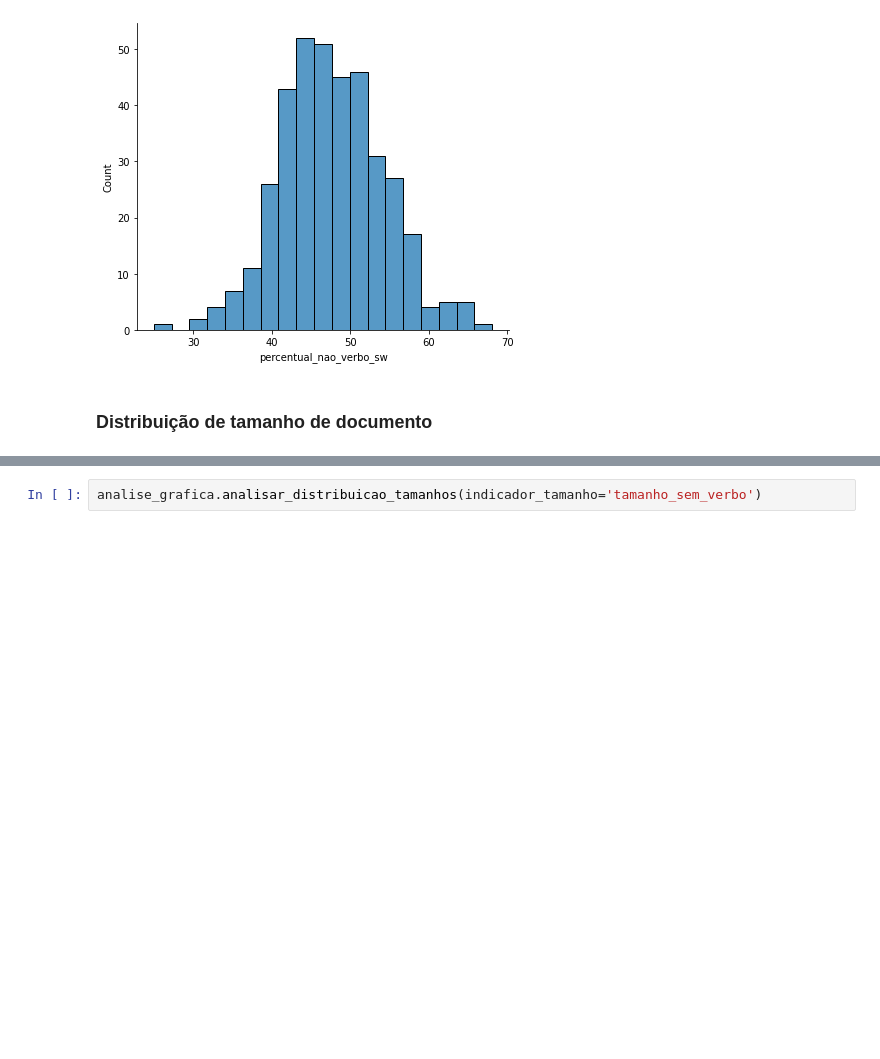
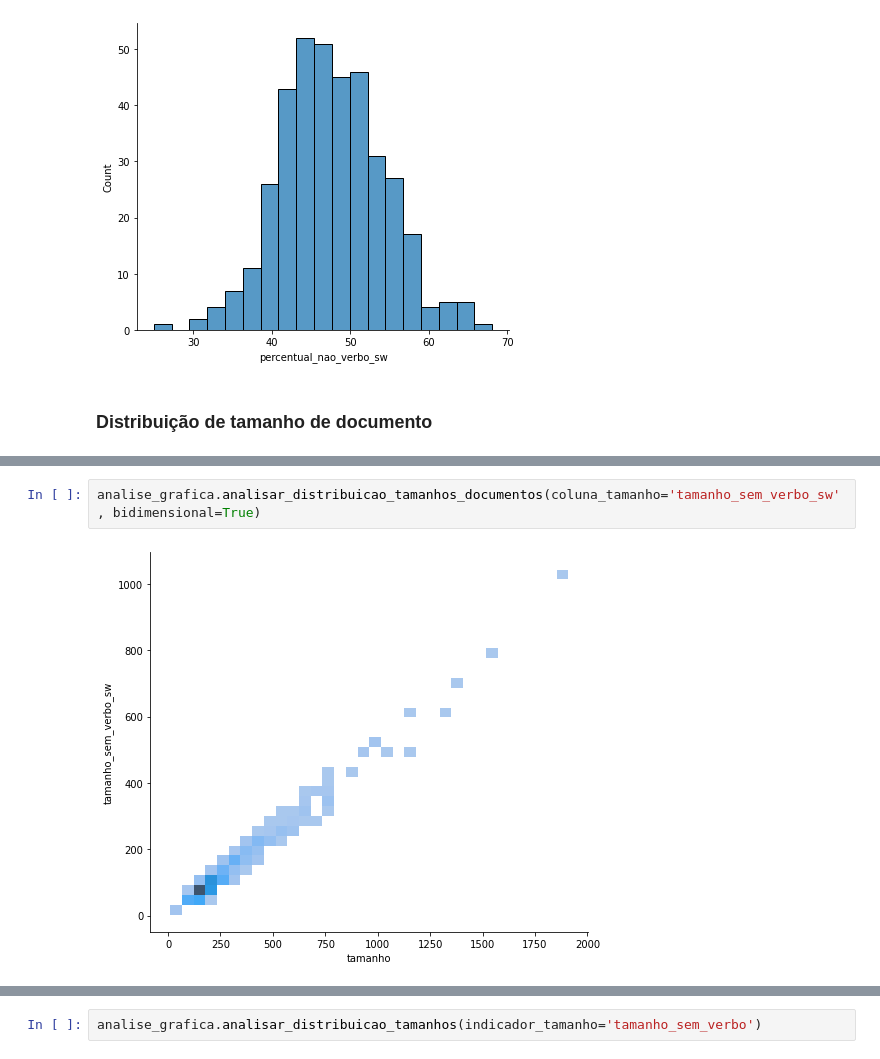
Before and after one commit to heldergr/tcc-pucmg-2, a Jupyter notebook: src/python/notebooks/analise-palavras-fontes-dados-com-reuso.ipynb, the cells around one changed output, grey strips where cells are left out. Drawn from its saved outputs; the diff is of its cells as text; blank space fills up the shorter version.

```diff
--- a/src/python/notebooks/analise-palavras-fontes-dados-com-reuso.ipynb
+++ b/src/python/notebooks/analise-palavras-fontes-dados-com-reuso.ipynb
@@ -51 +64,5 @@ analise_grafica.analisar_distribuicao_tamanhos_documentos(bidimensional=True)
+# %%
+analise_grafica.analisar_distribuicao_tamanhos_documentos(coluna_tamanho='tamanho_sem_verbo_sw', bidimensional=True)
+# %% [output]
+[figure, added]
 # %%
```
Also changed, not shown: parts of 18 cells of this notebook, 1 other file.
